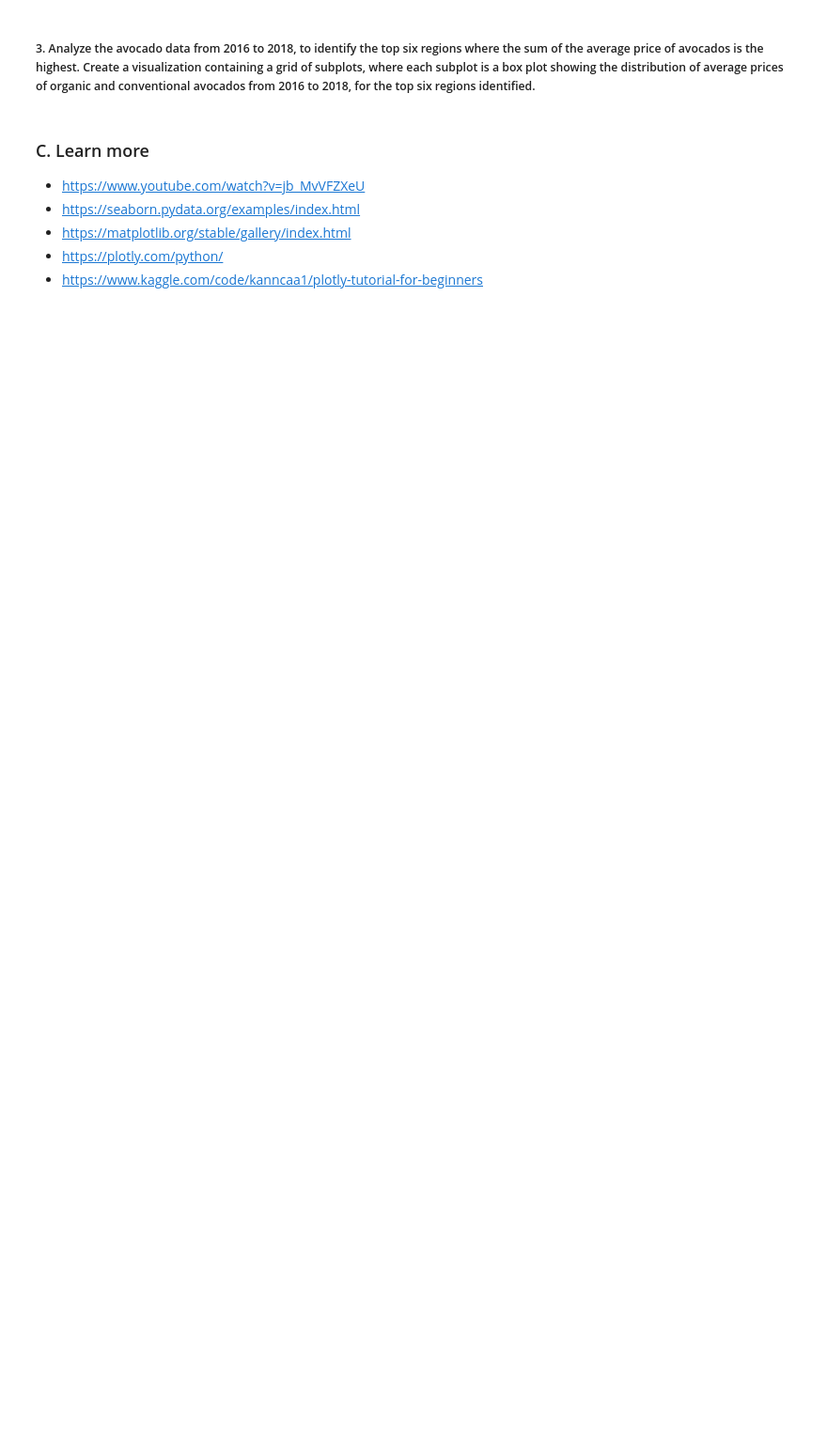
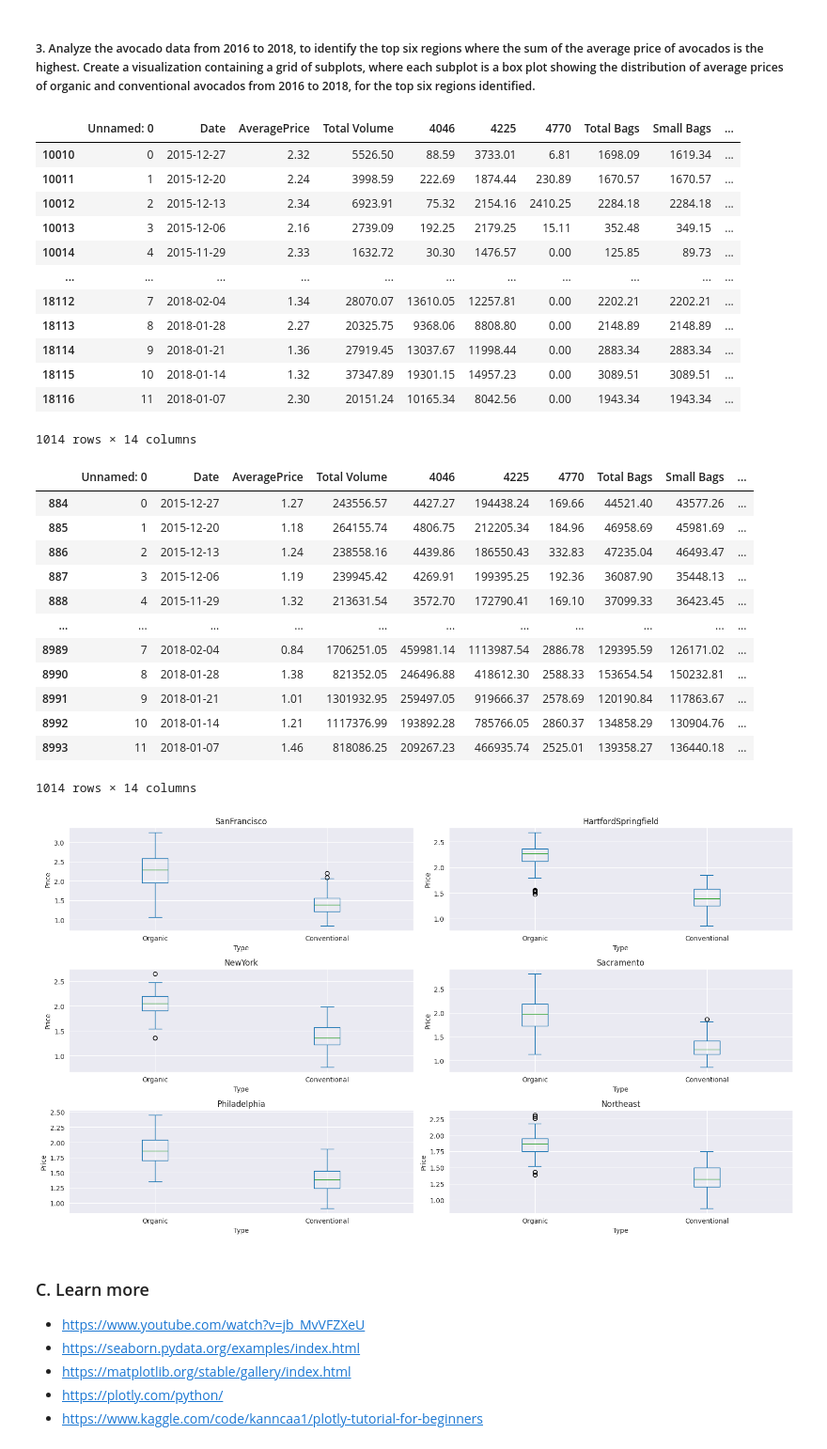
Before and after one commit to returnMarcco/SIT112, a Jupyter notebook: Week-4/c2/C2.ipynb, the cells around one changed output. Shown: that part at 94% size. Saved outputs shown, nothing was run; the diff lists cells and outputs as text; code cells hidden in the pictures; blank space fills up the shorter version.

```diff
--- a/Week-4/c2/C2.ipynb
+++ b/Week-4/c2/C2.ipynb
@@ -79,20 +79,77 @@ Text(0, 0.5, 'Count')
 ##### 3. Analyze the avocado data from 2016 to 2018, to identify the top six regions where the sum of the average price of avocados is the highest. Create a visualization containing a grid of subplots, where each subplot is a box plot showing the distribution of average prices of organic and conventional avocados from 2016 to 2018, for the top six regions identified.
 # %%
 # Filter the data to include only years 2016 to 2018
+data_year_range = data.query('year >= 2016 and year <= 2018')
 
 # Group the filtered data by region and calculate the sum of average prices for each group
-
 # Select the top 6 regions with the highest sum of average prices
-
 # Filter the data to include only the top 6 regions
+filtered_data_group_region = data_year_range.groupby('region')['AveragePrice'].sum().sort_values(ascending=False).head(6).reset_index()
+top_6_regions = filtered_data_group_region['region']
+data_top_6_regions = data[(data['region'].isin(top_6_regions))] # Need the extra pair of parentheses to avoid an error for some reason - shouldn't need them really.
 
 # Create separate dataframes for organic and conventional avocados in the top 6 regions
+df_organic_avos_top_6 = data_top_6_regions.query('type == "organic"')
+df_conv_avos_top_6    = data_top_6_regions.query('type == "conventional"')
+
+# Verify prepped datasets
+display(df_organic_avos_top_6)
+display(df_conv_avos_top_6)
+
+# Note: The below is taken from the `C2-Solution.ipynb`, along with help from online resources, as it was beyond my understanding of the Pandas library.
+# I have not blindly copy/pasted, I've studied the solution and have added comments of my own along the way to confirm my understanding.
 
 # Create a 3x2 grid of subplots and flatten it into a 1D array of axes
+# This means `3x rows, 2x columns`. A `subplot` is a plot/graph within a graph. Flattening the subplot converts a nested data structure into a 1-dimensional data structure that can iterated upon.
+fig, axis = plt.subplots(nrows=3, ncols=2, figsize=(16, 9))
+axis = axis.flatten()
 
 # For each of the top 6 regions, create a box plot of the distribution of average prices for organic and conventional avocados
+for i, region in enumerate(top_6_regions): # `enumerate` allows us to access both the `index` and `val` in each iteration of an iterable (`top_6_regions` in this case)
+    if i < len(axis):
+        organic_region_df = df_organic_avos_top_6[df_organic_avos_top_6['region'] == region]
+        conventional_region_df = df_conv_avos_top_6[df_conv_avos_top_6['region'] == region]
+
+        region_df = pd.concat([organic_region_df['AveragePrice'], conventional_region_df['AveragePrice']], axis=1)
+        region_df.columns = ['Organic', 'Conventional']
+
+        region_df.plot(kind='box', ax=axis[i], title=region)
+
+        # I have changed these to use the `index` of the current iteration of the list for adding x and y labels.
+        axis[i].set_ylabel('Price')
+        axis[i].set_xlabel('Type')
 
 # Adjust the layout of the subplots to reduce overlap and show the plot
+plt.tight_layout()
+plt.show()
+# %% [output]
+|  | Unnamed: 0 | Date | AveragePrice | Total Volume | 4046 | 4225 | 4770 | Total Bags | Small Bags | ... |
+| 10010 | 0 | 2015-12-27 | 2.32 | 5526.50 | 88.59 | 3733.01 | 6.81 | 1698.09 | 1619.34 | ... |
+| 10011 | 1 | 2015-12-20 | 2.24 | 3998.59 | 222.69 | 1874.44 | 230.89 | 1670.57 | 1670.57 | ... |
+| 10012 | 2 | 2015-12-13 | 2.34 | 6923.91 | 75.32 | 2154.16 | 2410.25 | 2284.18 | 2284.18 | ... |
+| 10013 | 3 | 2015-12-06 | 2.16 | 2739.09 | 192.25 | 2179.25 | 15.11 | 352.48 | 349.15 | ... |
+| 10014 | 4 | 2015-11-29 | 2.33 | 1632.72 | 30.30 | 1476.57 | 0.00 | 125.85 | 89.73 | ... |
+| ... | ... | ... | ... | ... | ... | ... | ... | ... | ... | ... |
+| 18112 | 7 | 2018-02-04 | 1.34 | 28070.07 | 13610.05 | 12257.81 | 0.00 | 2202.21 | 2202.21 | ... |
+| 18113 | 8 | 2018-01-28 | 2.27 | 20325.75 | 9368.06 | 8808.80 | 0.00 | 2148.89 | 2148.89 | ... |
+| 18114 | 9 | 2018-01-21 | 1.36 | 27919.45 | 13037.67 | 11998.44 | 0.00 | 2883.34 | 2883.34 | ... |
+| 18115 | 10 | 2018-01-14 | 1.32 | 37347.89 | 19301.15 | 14957.23 | 0.00 | 3089.51 | 3089.51 | ... |
+| 18116 | 11 | 2018-01-07 | 2.30 | 20151.24 | 10165.34 | 8042.56 | 0.00 | 1943.34 | 1943.34 | ... |
+1014 rows × 14 columns
+|  | Unnamed: 0 | Date | AveragePrice | Total Volume | 4046 | 4225 | 4770 | Total Bags | Small Bags | ... |
+| 884 | 0 | 2015-12-27 | 1.27 | 243556.57 | 4427.27 | 194438.24 | 169.66 | 44521.40 | 43577.26 | ... |
+| 885 | 1 | 2015-12-20 | 1.18 | 264155.74 | 4806.75 | 212205.34 | 184.96 | 46958.69 | 45981.69 | ... |
+| 886 | 2 | 2015-12-13 | 1.24 | 238558.16 | 4439.86 | 186550.43 | 332.83 | 47235.04 | 46493.47 | ... |
+| 887 | 3 | 2015-12-06 | 1.19 | 239945.42 | 4269.91 | 199395.25 | 192.36 | 36087.90 | 35448.13 | ... |
+| 888 | 4 | 2015-11-29 | 1.32 | 213631.54 | 3572.70 | 172790.41 | 169.10 | 37099.33 | 36423.45 | ... |
+| ... | ... | ... | ... | ... | ... | ... | ... | ... | ... | ... |
+| 8989 | 7 | 2018-02-04 | 0.84 | 1706251.05 | 459981.14 | 1113987.54 | 2886.78 | 129395.59 | 126171.02 | ... |
+| 8990 | 8 | 2018-01-28 | 1.38 | 821352.05 | 246496.88 | 418612.30 | 2588.33 | 153654.54 | 150232.81 | ... |
+| 8991 | 9 | 2018-01-21 | 1.01 | 1301932.95 | 259497.05 | 919666.37 | 2578.69 | 120190.84 | 117863.67 | ... |
+| 8992 | 10 | 2018-01-14 | 1.21 | 1117376.99 | 193892.28 | 785766.05 | 2860.37 | 134858.29 | 130904.76 | ... |
+| 8993 | 11 | 2018-01-07 | 1.46 | 818086.25 | 209267.23 | 466935.74 | 2525.01 | 139358.27 | 136440.18 | ... |
+1014 rows × 14 columns
+[figure, added]
 # %% [markdown]
 ### C. Learn more
 
```
Also changed, not shown: parts of 1 cell of this notebook, 1 other file.
